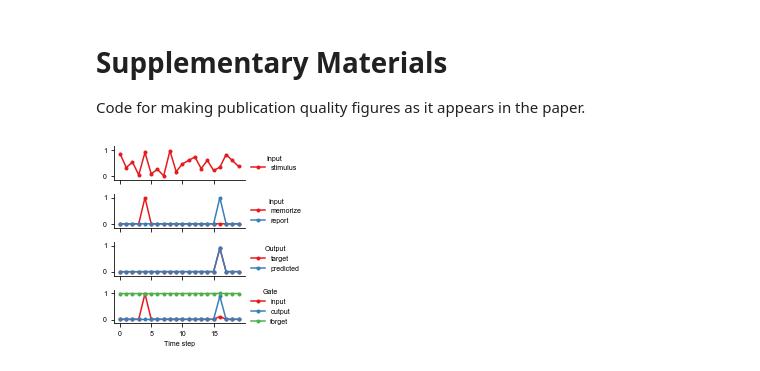
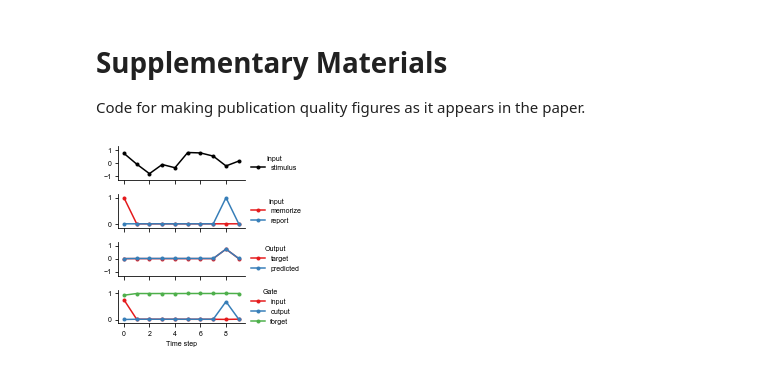
Before and after one commit to gyyang/nn-brain, a Jupyter notebook: LSTMVisualization.ipynb, the cells around one changed output. Saved outputs shown, nothing was run; the diff lists cells and outputs as text; code cells hidden in the pictures.

```diff
--- a/LSTMVisualization.ipynb
+++ b/LSTMVisualization.ipynb
@@ -10,7 +10,7 @@ def memory_task(seq_length, batch_size):
     inputs = np.zeros((seq_length, batch_size, 3))
     outputs = np.zeros((seq_length, batch_size, 1))
 
-    inputs[:, :, 0] = np.random.rand(seq_length, batch_size)
+    inputs[:, :, 0] = np.random.uniform(-1, 1, size=(seq_length, batch_size))
     t_stim = np.random.randint(int(seq_length)/2, size=(batch_size,))
     t_test = np.random.randint(int(seq_length)/2, seq_length-1, size=(batch_size,))
     inputs[t_stim, range(batch_size), 1] = 1
@@ -150,8 +162,9 @@ criterion = nn.MSELoss()
 running_loss = 0
 start_time = time.time()
 
+print_step = 500
 for i in range(10000):
-    inputs, labels = memory_task(seq_length=10, batch_size=16)
+    inputs, labels = memory_task(seq_length=10, batch_size=32)
     inputs = torch.from_numpy(inputs).type(torch.float)
     labels = torch.from_numpy(labels).type(torch.float)
 
@@ -163,8 +176,8 @@ for i in range(10000):
     optimizer.step()    # Does the update
 
     running_loss += loss.item()
-    if i % 400 == 399:
-        running_loss /= 400
+    if i % print_step == (print_step - 1):
+        running_loss /= print_step
         print('Step {}, Loss {:0.4f}'.format(i+1, running_loss))
 #         print('Time per step {:0.3f}ms'.format((time.time()-start_time)/i*1e3))
         running_loss = 0
@@ -191,11 +207,10 @@ rnn = net.rnn
 
 rnn.readout = True
 
-inputs, labels = memory_task(seq_length=20, batch_size=16)
+inputs, labels = memory_task(seq_length=10, batch_size=16)
 inputs = torch.from_numpy(inputs).type(torch.float)
 
 with torch.no_grad():
-    rnn_activity, _, gates = rnn(inputs)
-    output = net.fc(rnn_activity)
-ingate, outgate, forgetgate = gates
+    rnn_activity, _, result = rnn(inputs)
+    output = net.fc(rnn_activity).detach()
 # %%
@@ -232,38 +253,46 @@ i_trial = 1
 fig, axes = plt.subplots(4, 1, sharex=True, figsize=(3, 3))
 for i in range(4):
     ax = axes[i]
     kwargs = {'marker': 'o', 'markersize': 3}
     cmap = mpl.cm.get_cmap('Set1')
     title = None
     if i == 0:
-        ax.plot(inputs[:, i_trial, 0], label='stimulus', color=cmap(0), **kwargs)
+        ax.plot(inputs[:, i_trial, 0], label='stimulus', color='black', **kwargs)
         title = 'Input'
     elif i == 1:
         ax.plot(inputs[:, i_trial, 1], label='memorize', color=cmap(0), **kwargs)
         ax.plot(inputs[:, i_trial, 2], label='report', color=cmap(1), **kwargs)
         title = 'Input'
     elif i == 2:
         ax.plot(labels[:, i_trial, 0], label='target', color=cmap(0), **kwargs)
-        ax.plot(output.detach()[:, i_trial, 0], label='predicted', color=cmap(1), **kwargs)
+        ax.plot(output[:, i_trial, 0], label='predicted', color=cmap(1), **kwargs)
         title = 'Output'
+#     elif i == 3:
+#         ax.plot(result['input'][:, i_trial, 0], label='cell input', color=cmap(0), **kwargs)
+#         ax.plot(result['cell'][:, i_trial, 0], label='cell state', color=cmap(1), **kwargs)
+#         ax.plot(result['output'][:, i_trial, 0], label='cell output', color=cmap(2), **kwargs)
     else:
-        ax.plot(ingate[:, i_trial, 0], label='input', color=cmap(0), **kwargs)
-        ax.plot(outgate[:, i_trial, 0], label='output', color=cmap(1), **kwargs)
-        ax.plot(forgetgate[:, i_trial, 0], label='forget', color=cmap(2), **kwargs)
+        ax.plot(result['ingate'][:, i_trial, 0], label='input', color=cmap(0), **kwargs)
+        ax.plot(result['outgate'][:, i_trial, 0], label='output', color=cmap(1), **kwargs)
+        ax.plot(result['forgetgate'][:, i_trial, 0], label='forget', color=cmap(2), **kwargs)
         title = 'Gate'
         ax.set_xlabel('Time step')
 
     l = ax.legend(loc='center left', bbox_to_anchor=(1, 0.5),
                   frameon=False, title=title)
     ax.spines['top'].set_visible(False)
     ax.spines['right'].set_visible(False)
-    ax.set_ylim([-0.15, 1.15])
-    ax.set_yticks([0, 1])
+    if i in [1, 3]:
+        ax.set_ylim([-0.15, 1.15])
+        ax.set_yticks([0, 1])
+    else:
+        ax.set_ylim([-1.3, 1.3])
+        ax.set_yticks([-1, 0, 1])
 plt.tight_layout()
 
 from pathlib import Path
 fname = Path('figures/lstmvisualization')
 fig.savefig(fname.with_suffix('.pdf'), transparent=True)
 fig.savefig(fname.with_suffix('.png'), dpi=300)
 # %% [output]
-[figure, old version]
+[figure, new version]
```
Also changed, not shown: parts of 6 cells of this notebook.
